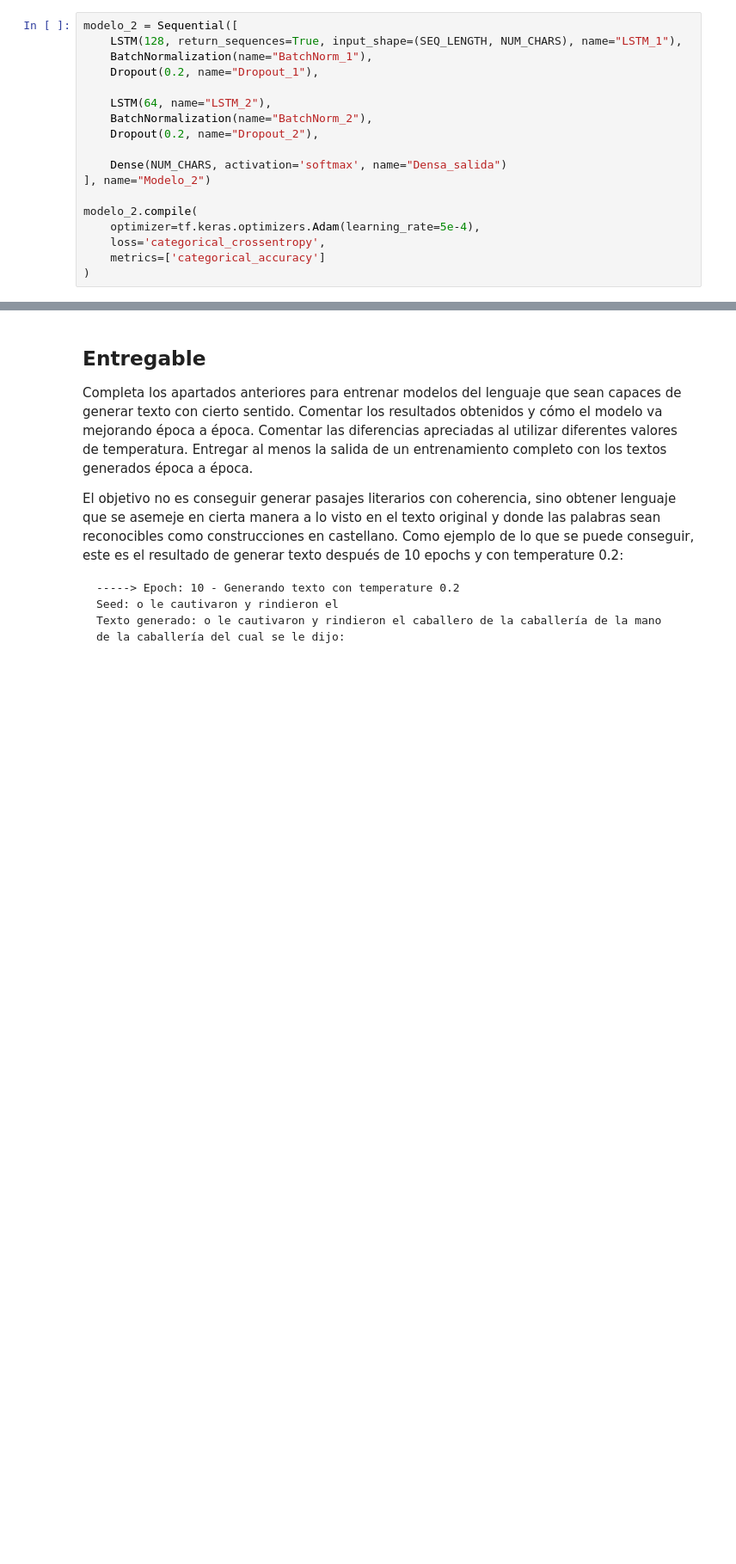
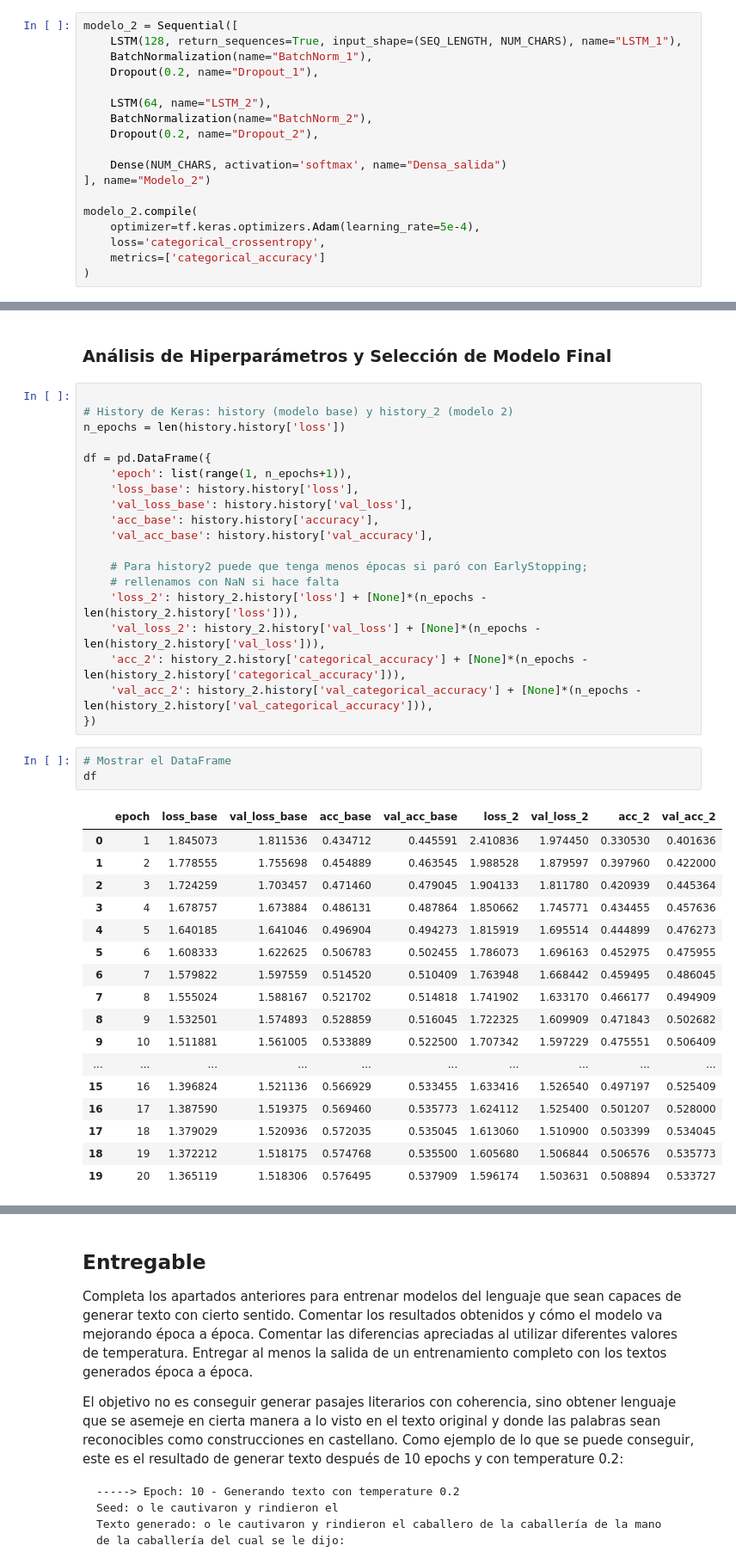
Before and after one commit to OdysseyAngelo/DL, a Jupyter notebook: DLY0100_Entregable_3_1_Base.ipynb, the cells around one changed output, grey strips where cells are left out. Shown: that part at 86% size. Saved outputs shown, nothing was run; the diff lists cells and outputs as text; blank space fills up the shorter version.

```diff
--- a/DLY0100_Entregable_3_1_Base.ipynb
+++ b/DLY0100_Entregable_3_1_Base.ipynb
@@ -581,0 +602,42 @@ plot_training_history(history_2, metric='categorical_accuracy', title='Modelo 2'
+# %% [markdown]
+### Análisis de Hiperparámetros y Selección de Modelo Final
+# %%
+
+# History de Keras: history (modelo base) y history_2 (modelo 2)
+n_epochs = len(history.history['loss'])
+
+df = pd.DataFrame({
+    'epoch': list(range(1, n_epochs+1)),
+    'loss_base': history.history['loss'],
+    'val_loss_base': history.history['val_loss'],
+    'acc_base': history.history['accuracy'],
+    'val_acc_base': history.history['val_accuracy'],
+
+    # Para history2 puede que tenga menos épocas si paró con EarlyStopping;
+    # rellenamos con NaN si hace falta
+    'loss_2': history_2.history['loss'] + [None]*(n_epochs - len(history_2.history['loss'])),
+    'val_loss_2': history_2.history['val_loss'] + [None]*(n_epochs - len(history_2.history['val_loss'])),
+    'acc_2': history_2.history['categorical_accuracy'] + [None]*(n_epochs - len(history_2.history['categorical_accuracy'])),
+    'val_acc_2': history_2.history['val_categorical_accuracy'] + [None]*(n_epochs - len(history_2.history['val_categorical_accuracy'])),
+})
+# %%
+# Mostrar el DataFrame
+df
+# %% [output]
+|  | epoch | loss_base | val_loss_base | acc_base | val_acc_base | loss_2 | val_loss_2 | acc_2 | val_acc_2 |
+| 0 | 1 | 1.845073 | 1.811536 | 0.434712 | 0.445591 | 2.410836 | 1.974450 | 0.330530 | 0.401636 |
+| 1 | 2 | 1.778555 | 1.755698 | 0.454889 | 0.463545 | 1.988528 | 1.879597 | 0.397960 | 0.422000 |
+| 2 | 3 | 1.724259 | 1.703457 | 0.471460 | 0.479045 | 1.904133 | 1.811780 | 0.420939 | 0.445364 |
+| 3 | 4 | 1.678757 | 1.673884 | 0.486131 | 0.487864 | 1.850662 | 1.745771 | 0.434455 | 0.457636 |
+| 4 | 5 | 1.640185 | 1.641046 | 0.496904 | 0.494273 | 1.815919 | 1.695514 | 0.444899 | 0.476273 |
+| 5 | 6 | 1.608333 | 1.622625 | 0.506783 | 0.502455 | 1.786073 | 1.696163 | 0.452975 | 0.475955 |
+| 6 | 7 | 1.579822 | 1.597559 | 0.514520 | 0.510409 | 1.763948 | 1.668442 | 0.459495 | 0.486045 |
+| 7 | 8 | 1.555024 | 1.588167 | 0.521702 | 0.514818 | 1.741902 | 1.633170 | 0.466177 | 0.494909 |
+| 8 | 9 | 1.532501 | 1.574893 | 0.528859 | 0.516045 | 1.722325 | 1.609909 | 0.471843 | 0.502682 |
+| 9 | 10 | 1.511881 | 1.561005 | 0.533889 | 0.522500 | 1.707342 | 1.597229 | 0.475551 | 0.506409 |
+| ... | ... | ... | ... | ... | ... | ... | ... | ... | ... |
+| 15 | 16 | 1.396824 | 1.521136 | 0.566929 | 0.533455 | 1.633416 | 1.526540 | 0.497197 | 0.525409 |
+| 16 | 17 | 1.387590 | 1.519375 | 0.569460 | 0.535773 | 1.624112 | 1.525400 | 0.501207 | 0.528000 |
+| 17 | 18 | 1.379029 | 1.520936 | 0.572035 | 0.535045 | 1.613060 | 1.510900 | 0.503399 | 0.534045 |
+| 18 | 19 | 1.372212 | 1.518175 | 0.574768 | 0.535500 | 1.605680 | 1.506844 | 0.506576 | 0.535773 |
+| 19 | 20 | 1.365119 | 1.518306 | 0.576495 | 0.537909 | 1.596174 | 1.503631 | 0.508894 | 0.533727 |
```
Also changed, not shown: parts of 26 cells of this notebook.
